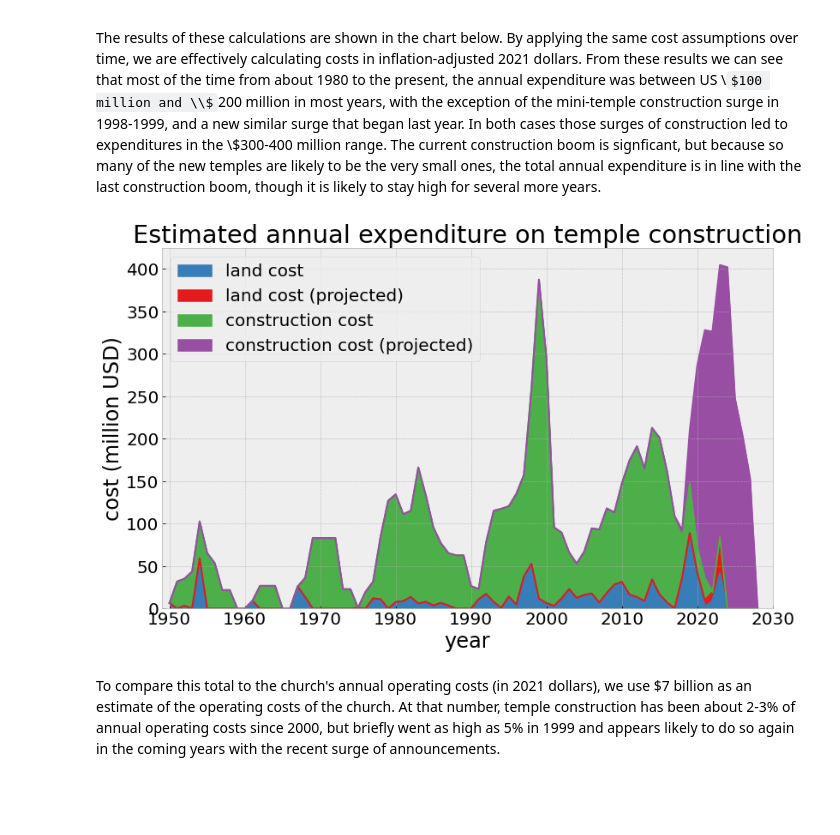
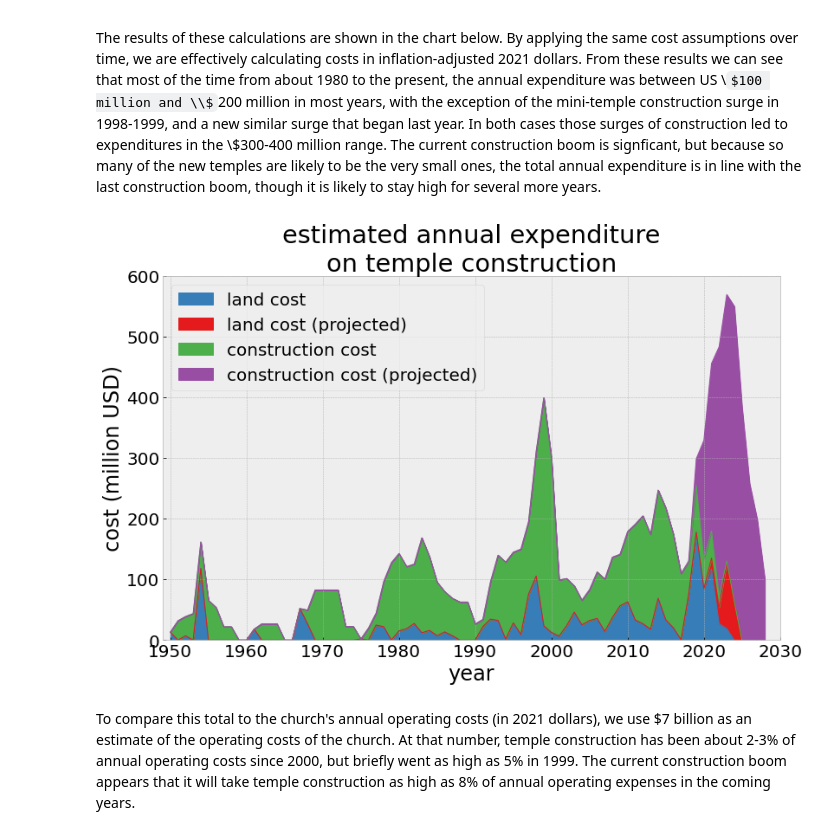
Before and after one commit to qhspencer/lds-data-analysis, a Jupyter notebook: notebooks/Temples.ipynb, the cells around one changed output. Cells and saved outputs as stored; diff of their text form; code cells hidden in the pictures; some formulas as TeX source; blank space fills up the shorter version.

Commit message:
Update temple data, and associated notebook and blog entry.

```diff
--- a/notebooks/Temples.ipynb
+++ b/notebooks/Temples.ipynb
@@ -53,12 +46,12 @@ td.loc[td['area']>100000, 'area_cat'] = '100000+'
 
 # Dedication decade
 td['ded_dec'] = 'future'
-td.loc[td['Dedication'].dt.year>0, 'ded_dec'] = 'earlier'
-td.loc[td['Dedication'].dt.year>=1980, 'ded_dec'] = '1980s'
-td.loc[td['Dedication'].dt.year>=1990, 'ded_dec'] = '1990s'
-td.loc[td['Dedication'].dt.year>=2000, 'ded_dec'] = '2000s'
-td.loc[td['Dedication'].dt.year>=2010, 'ded_dec'] = '2010s'
-td.loc[td['Dedication'].dt.year>=2020, 'ded_dec'] = '2020s'
+td.loc[td['Dedication date'].dt.year>0, 'ded_dec'] = 'earlier'
+td.loc[td['Dedication date'].dt.year>=1980, 'ded_dec'] = '1980s'
+td.loc[td['Dedication date'].dt.year>=1990, 'ded_dec'] = '1990s'
+td.loc[td['Dedication date'].dt.year>=2000, 'ded_dec'] = '2000s'
+td.loc[td['Dedication date'].dt.year>=2010, 'ded_dec'] = '2010s'
+td.loc[td['Dedication date'].dt.year>=2020, 'ded_dec'] = '2020s'
 
 # region categories
 td['reg_cat'] = 'non-US'
@@ -298,14 +328,16 @@ The results of these calculations are shown in the chart below. By applying the
 # %%
 # costs are per square foot and per acre
 construction_cost = 1000
-land_cost = 500000
+land_cost = 1000000
 
-date_info = td[~td['Dedication'].isna() & ~td['Groundbreaking'].isna() &
-               (td['Dedication']>pd.to_datetime('1950-01-01'))][
-    ['Groundbreaking', 'Dedication', 'area', 'site', 'completion_estimated', 'site_estimated']]
-date_info['land_purchase'] = date_info['Groundbreaking'].dt.year - 1
+date_info = td[~td['Dedication date'].isna() & ~td['Groundbreaking date'].isna() &
+               (td['Dedication date']>pd.to_datetime('1950-01-01'))][
+    ['Groundbreaking date', 'Dedication date', 'area',
+     'site', 'completion_estimated', 'site_estimated']]
+date_info['land_purchase'] = date_info['Groundbreaking date'].dt.year - 1
 
-date_info['years'] = date_info.apply(lambda x: range(x['Groundbreaking'].year, x['Dedication'].year+1), axis=1)
+date_info['years'] = date_info.apply(lambda x: range(x['Groundbreaking date'].year,
+                                                     x['Dedication date'].year+1), axis=1)
 date_info['area_amortized'] = date_info['area'] / date_info['years'].str.len()
 
 years = date_info.explode('years')[['years', 'area_amortized', 'completion_estimated']]
@@ -313,9 +345,7 @@ years = date_info.explode('years')[['years', 'area_amortized', 'completion_estim
 yearly_total_ = years.groupby(['years', 'completion_estimated']).sum().reset_index().pivot(
     index='years', columns='completion_estimated').fillna(0)
 yearly_total_.columns = ['area_amortized', 'area_amortized_est']
-# old version
-#yearly_total_ = years.groupby('years').sum()
-# create array with full set of indices so that empty years will be present
+
 yearly_total = pd.Series(index=range(1950,2029), dtype='float64').to_frame('x').join(
     yearly_total_).drop(columns='x').fillna(0)
 
@@ -323,28 +353,29 @@ land_acres = date_info[['land_purchase', 'site', 'site_estimated']].groupby(
     ['land_purchase', 'site_estimated']).sum().reset_index().pivot(
     index='land_purchase', columns='site_estimated').fillna(0)
 land_acres.columns = ['land', 'land_est']
-#land_acres = date_info[['land_purchase', 'site']].groupby('land_purchase').sum().rename(columns={'site':'land'})
+
 yearly_total = yearly_total.join(land_acres).fillna(0)
-
 yearly_total['land cost'] = yearly_total['land']*land_cost
 yearly_total['land cost (projected)'] = yearly_total['land_est']*land_cost
 yearly_total['construction cost'] = yearly_total['area_amortized']*construction_cost
-yearly_total['construction cost (projected)'] = yearly_total['area_amortized_est']*construction_cost
+yearly_total['construction cost (projected)'] = yearly_total[
+    'area_amortized_est']*construction_cost
 yearly_total['total cost'] = yearly_total[['land cost', 'land cost (projected)',
-                                           'construction cost', 'construction cost (projected)']].sum(1)
+                                           'construction cost',
+                                           'construction cost (projected)']].sum(1)
 # %%
 # stacked area graph of the 4 components of the total
 ax = (yearly_total[['land cost', 'land cost (projected)',
                     'construction cost', 'construction cost (projected)']]/1e6).plot.area(
-    title='Estimated annual expenditure on temple construction',
+    title='estimated annual expenditure\non temple construction',
     stacked=True,
     ylabel='cost (million USD)',
     xlabel='year',
     xlim=[1949, 2030],
-    ylim=[0, None])
+    ylim=[0, 600], lw=1)
 # %% [output]
-[figure, old version]
+[figure, new version]
 # %% [markdown]
-To compare this total to the church's annual operating costs (in 2021 dollars), we use $7 billion as an estimate of the operating costs of the church. At that number, temple construction has been about 2-3% of annual operating costs since 2000, but briefly went as high as 5% in 1999 and appears likely to do so again in the coming years with the recent surge of announcements.
+To compare this total to the church's annual operating costs (in 2021 dollars), we use $7 billion as an estimate of the operating costs of the church. At that number, temple construction has been about 2-3% of annual operating costs since 2000, but briefly went as high as 5% in 1999. The current construction boom appears that it will take temple construction as high as 8% of annual operating expenses in the coming years.
 # %%
 (yearly_total['total cost']/7e9*100).plot(
```
Also changed, not shown: parts of 22 cells of this notebook, 19 other files.
